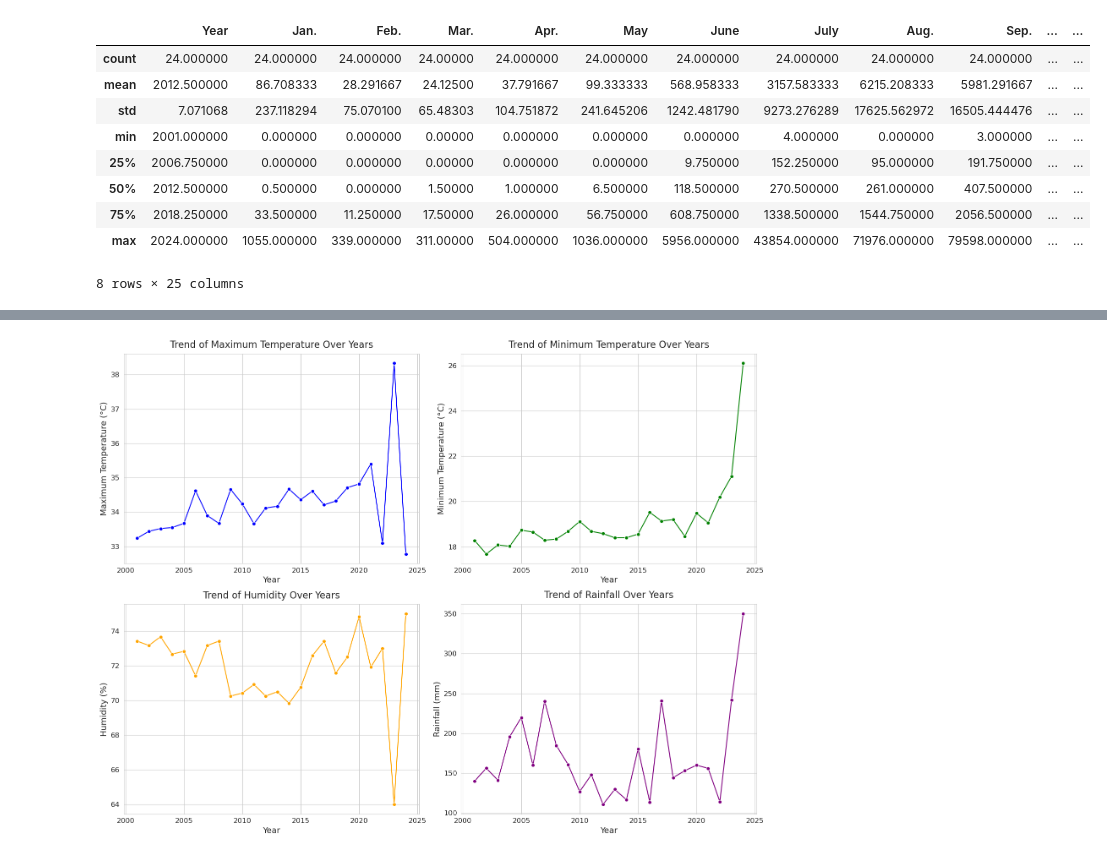
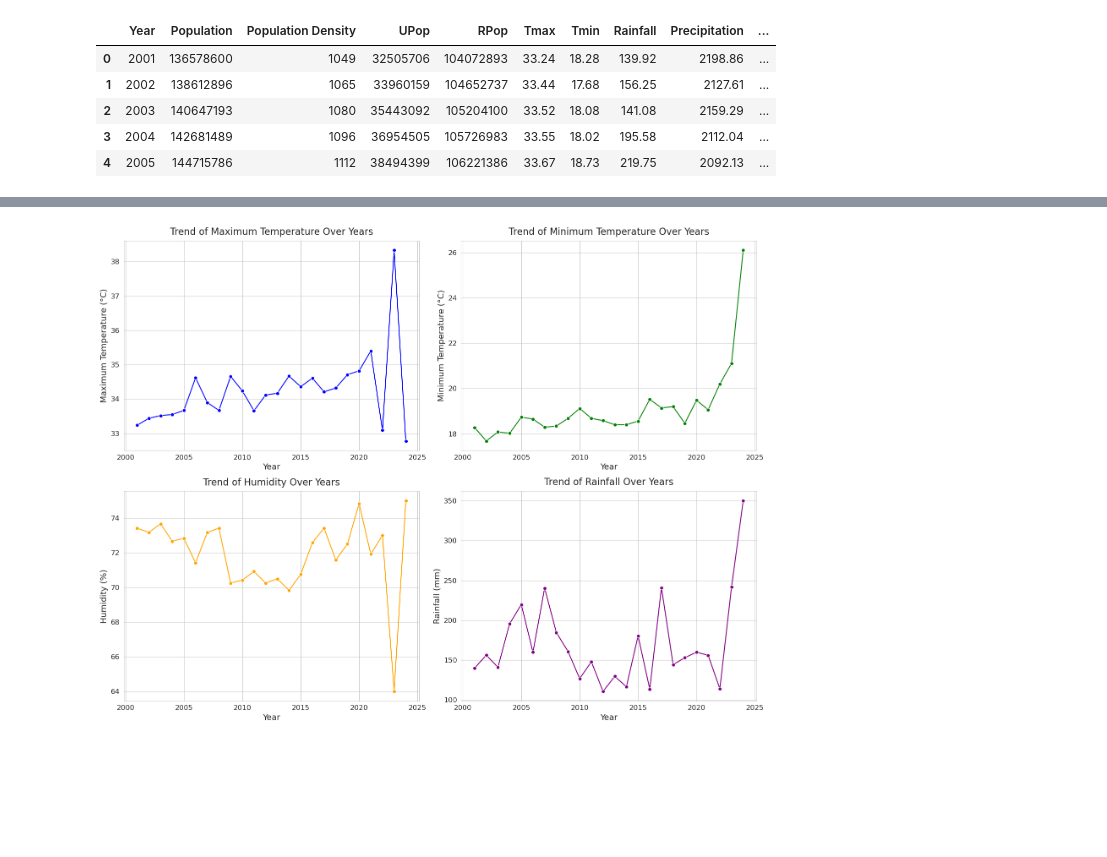
Before and after one commit to awnonbhowmik/DENV-Data-Analysis, a Jupyter notebook: main.ipynb, the cells around one changed output, grey strips where cells are left out. Drawn from its saved outputs; the diff is of its cells as text; code cells hidden in the pictures; blank space fills up the shorter version.

```diff
--- a/main.ipynb
+++ b/main.ipynb
@@ -5,7 +5,7 @@ import warnings
 warnings.filterwarnings("ignore")
 
 # Load the data
-data = pd.read_excel("data/DENV_data.xlsx")
+data = pd.read_excel("./data/Dengue 2001-2024.xlsx")
 
 data.set_index("Year")
 # %% [output]
@@ -31,16 +30,12 @@ data.set_index("Year")
 # %%
-data.describe()
+data.head()
 # %% [output]
-|  | Year | Jan. | Feb. | Mar. | Apr. | May | June | July | Aug. | Sep. | ... | ... |
-| count | 24.000000 | 24.000000 | 24.000000 | 24.00000 | 24.000000 | 24.000000 | 24.000000 | 24.000000 | 24.000000 | 24.000000 | ... | ... |
-| mean | 2012.500000 | 86.708333 | 28.291667 | 24.12500 | 37.791667 | 99.333333 | 568.958333 | 3157.583333 | 6215.208333 | 5981.291667 | ... | ... |
-| std | 7.071068 | 237.118294 | 75.070100 | 65.48303 | 104.751872 | 241.645206 | 1242.481790 | 9273.276289 | 17625.562972 | 16505.444476 | ... | ... |
-| min | 2001.000000 | 0.000000 | 0.000000 | 0.00000 | 0.000000 | 0.000000 | 0.000000 | 4.000000 | 0.000000 | 3.000000 | ... | ... |
-| 25% | 2006.750000 | 0.000000 | 0.000000 | 0.00000 | 0.000000 | 0.000000 | 9.750000 | 152.250000 | 95.000000 | 191.750000 | ... | ... |
-| 50% | 2012.500000 | 0.500000 | 0.000000 | 1.50000 | 1.000000 | 6.500000 | 118.500000 | 270.500000 | 261.000000 | 407.500000 | ... | ... |
-| 75% | 2018.250000 | 33.500000 | 11.250000 | 17.50000 | 26.000000 | 56.750000 | 608.750000 | 1338.500000 | 1544.750000 | 2056.500000 | ... | ... |
-| max | 2024.000000 | 1055.000000 | 339.000000 | 311.00000 | 504.000000 | 1036.000000 | 5956.000000 | 43854.000000 | 71976.000000 | 79598.000000 | ... | ... |
+|  | Year | Population | Population Density | UPop | RPop | Tmax | Tmin | Rainfall | Precipitation | ... |
+| 0 | 2001 | 136578600 | 1049 | 32505706 | 104072893 | 33.24 | 18.28 | 139.92 | 2198.86 | ... |
+| 1 | 2002 | 138612896 | 1065 | 33960159 | 104652737 | 33.44 | 17.68 | 156.25 | 2127.61 | ... |
+| 2 | 2003 | 140647193 | 1080 | 35443092 | 105204100 | 33.52 | 18.08 | 141.08 | 2159.29 | ... |
+| 3 | 2004 | 142681489 | 1096 | 36954505 | 105726983 | 33.55 | 18.02 | 195.58 | 2112.04 | ... |
+| 4 | 2005 | 144715786 | 1112 | 38494399 | 106221386 | 33.67 | 18.73 | 219.75 | 2092.13 | ... |
-8 rows × 25 columns
 # %%
 import seaborn as sns
 import matplotlib.pyplot as plt
```
Also changed, not shown: parts of 7 cells of this notebook, 8 other files.
